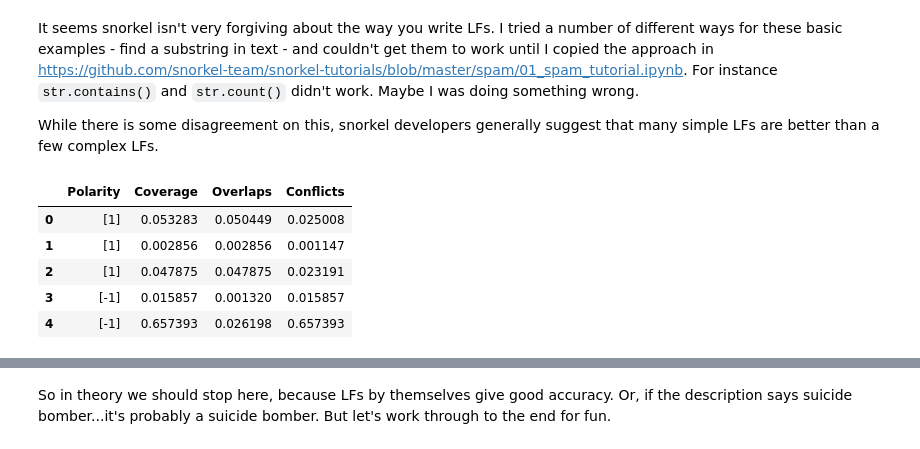
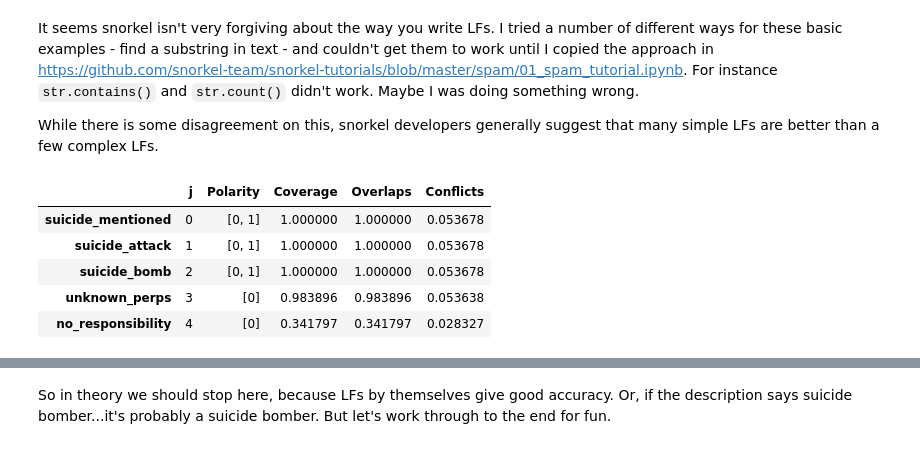
Before and after one commit to ajw-42/snorkel-testing, a Jupyter notebook: snorkel_testing_1_english.ipynb, the cells around one changed output, grey strips where cells are left out. Saved outputs shown, nothing was run; the diff lists cells and outputs as text; code cells hidden in the pictures.

```diff
--- a/snorkel_testing_1_english.ipynb
+++ b/snorkel_testing_1_english.ipynb
@@ -131,15 +131,13 @@ L_dev = applier.apply(df=dev)
-# %%
-#The not-as-bad tutorial suggests LFAnalysis, which doesn't exist...
-#lf_summary seems to be similar
-from snorkel.labeling.analysis import lf_summary
-
-lf_summary(L_dev)
-# %% [output]
-|  | Polarity | Coverage | Overlaps | Conflicts |
-| 0 | [1] | 0.053283 | 0.050449 | 0.025008 |
-| 1 | [1] | 0.002856 | 0.002856 | 0.001147 |
-| 2 | [1] | 0.047875 | 0.047875 | 0.023191 |
-| 3 | [-1] | 0.015857 | 0.001320 | 0.015857 |
-| 4 | [-1] | 0.657393 | 0.026198 | 0.657393 |
+# %%
+from snorkel.labeling.analysis import LFAnalysis
+
+LFAnalysis(L=L_train, lfs=lfs).lf_summary()
+# %% [output]
+|  | j | Polarity | Coverage | Overlaps | Conflicts |
+| suicide_mentioned | 0 | [0, 1] | 1.000000 | 1.000000 | 0.053678 |
+| suicide_attack | 1 | [0, 1] | 1.000000 | 1.000000 | 0.053678 |
+| suicide_bomb | 2 | [0, 1] | 1.000000 | 1.000000 | 0.053678 |
+| unknown_perps | 3 | [0] | 0.983896 | 0.983896 | 0.053638 |
+| no_responsibility | 4 | [0] | 0.341797 | 0.341797 | 0.028327 |
 # %%
 #If you supply gold labels, snorkel calculates empirical accuracy for you!
```
Also changed, not shown: parts of 18 cells of this notebook, 2 other files.
